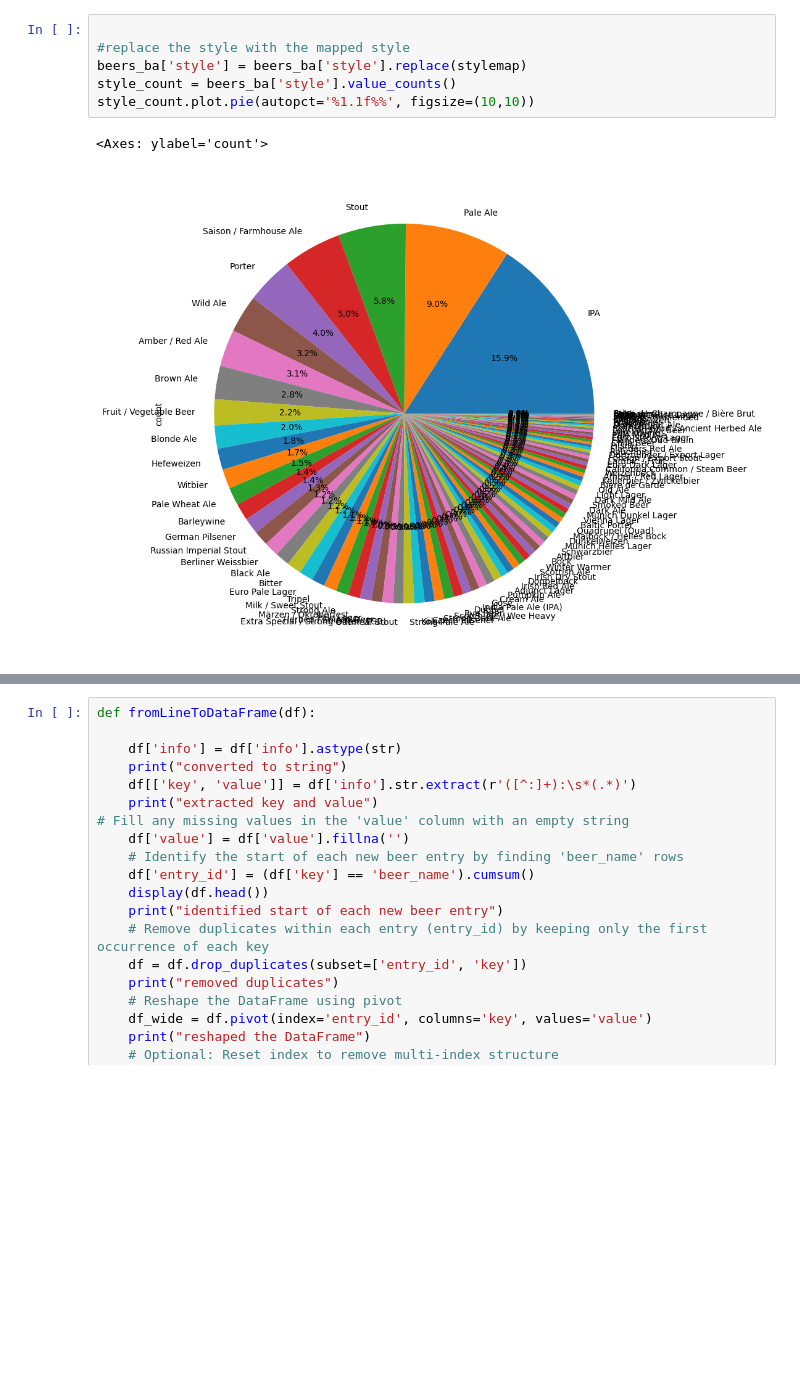
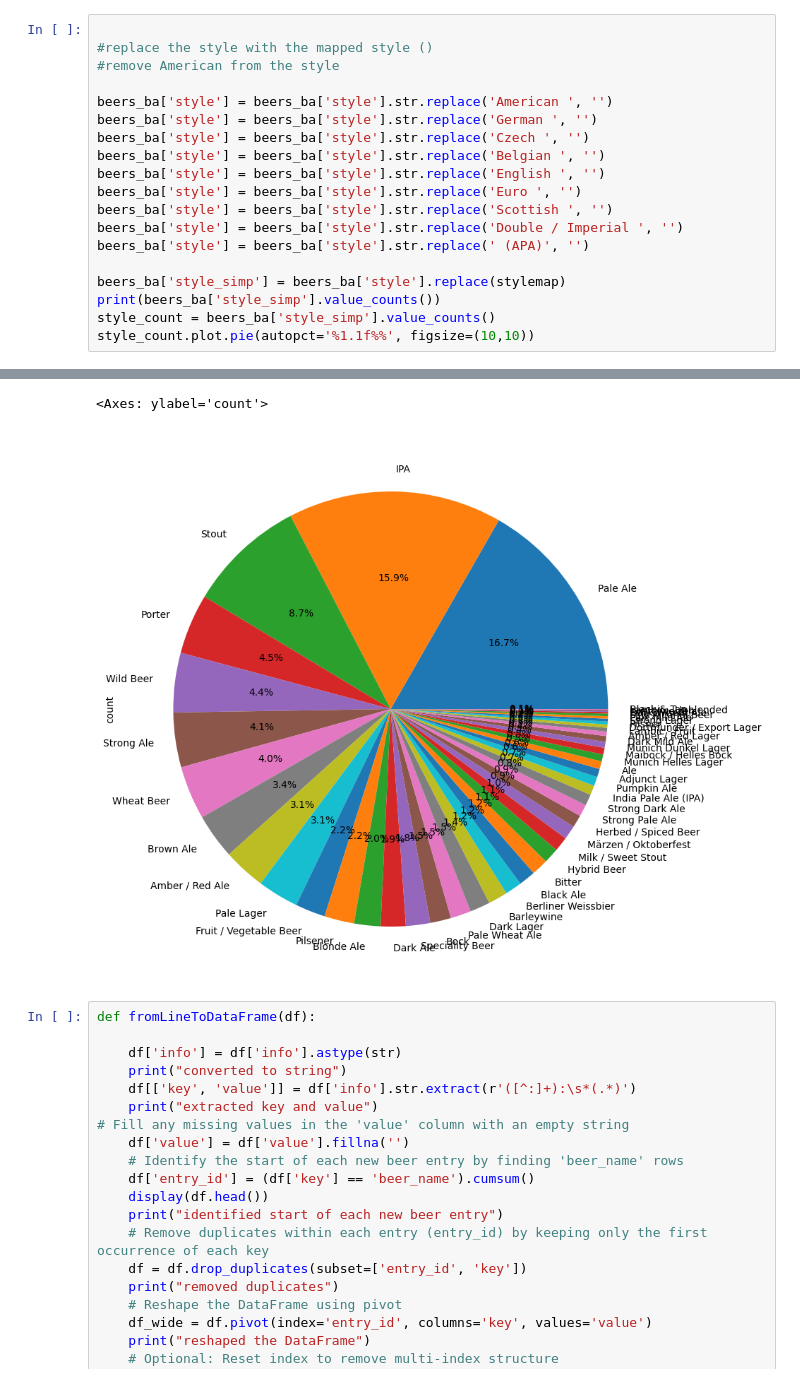
Before and after one commit to epfl-ada/ada-2024-project-databrewers, a Jupyter notebook: marin.ipynb, the cells around one changed output, grey strips where cells are left out. Saved outputs shown, nothing was run; the diff lists cells and outputs as text; blank space fills up the shorter version.

```diff
--- a/marin.ipynb
+++ b/marin.ipynb
@@ -146,10 +157,21 @@ stylemap = {
 }
-# %%
-
-#replace the style with the mapped style
-beers_ba['style'] = beers_ba['style'].replace(stylemap)
-style_count = beers_ba['style'].value_counts()
-style_count.plot.pie(autopct='%1.1f%%', figsize=(10,10))
-# %% [output]
-<Axes: ylabel='count'>
-[figure, removed]
+# %%
+
+#replace the style with the mapped style ()
+#remove American from the style
+
+beers_ba['style'] = beers_ba['style'].str.replace('American ', '')
+beers_ba['style'] = beers_ba['style'].str.replace('German ', '')
+beers_ba['style'] = beers_ba['style'].str.replace('Czech ', '')
+beers_ba['style'] = beers_ba['style'].str.replace('Belgian ', '')
+beers_ba['style'] = beers_ba['style'].str.replace('English ', '')
+beers_ba['style'] = beers_ba['style'].str.replace('Euro ', '')
+beers_ba['style'] = beers_ba['style'].str.replace('Scottish ', '')
+beers_ba['style'] = beers_ba['style'].str.replace('Double / Imperial ', '')
+beers_ba['style'] = beers_ba['style'].str.replace(' (APA)', '')
+
+beers_ba['style_simp'] = beers_ba['style'].replace(stylemap)
+print(beers_ba['style_simp'].value_counts())
+style_count = beers_ba['style_simp'].value_counts()
+style_count.plot.pie(autopct='%1.1f%%', figsize=(10,10))
+# %% [output]
@@ -156,3 +195,5 @@ style_count.plot.pie(autopct='%1.1f%%', figsize=(10,10))
+<Axes: ylabel='count'>
+[figure, added]
 # %%
 def fromLineToDataFrame(df):
 
```
Also changed, not shown: parts of 6 cells of this notebook.
